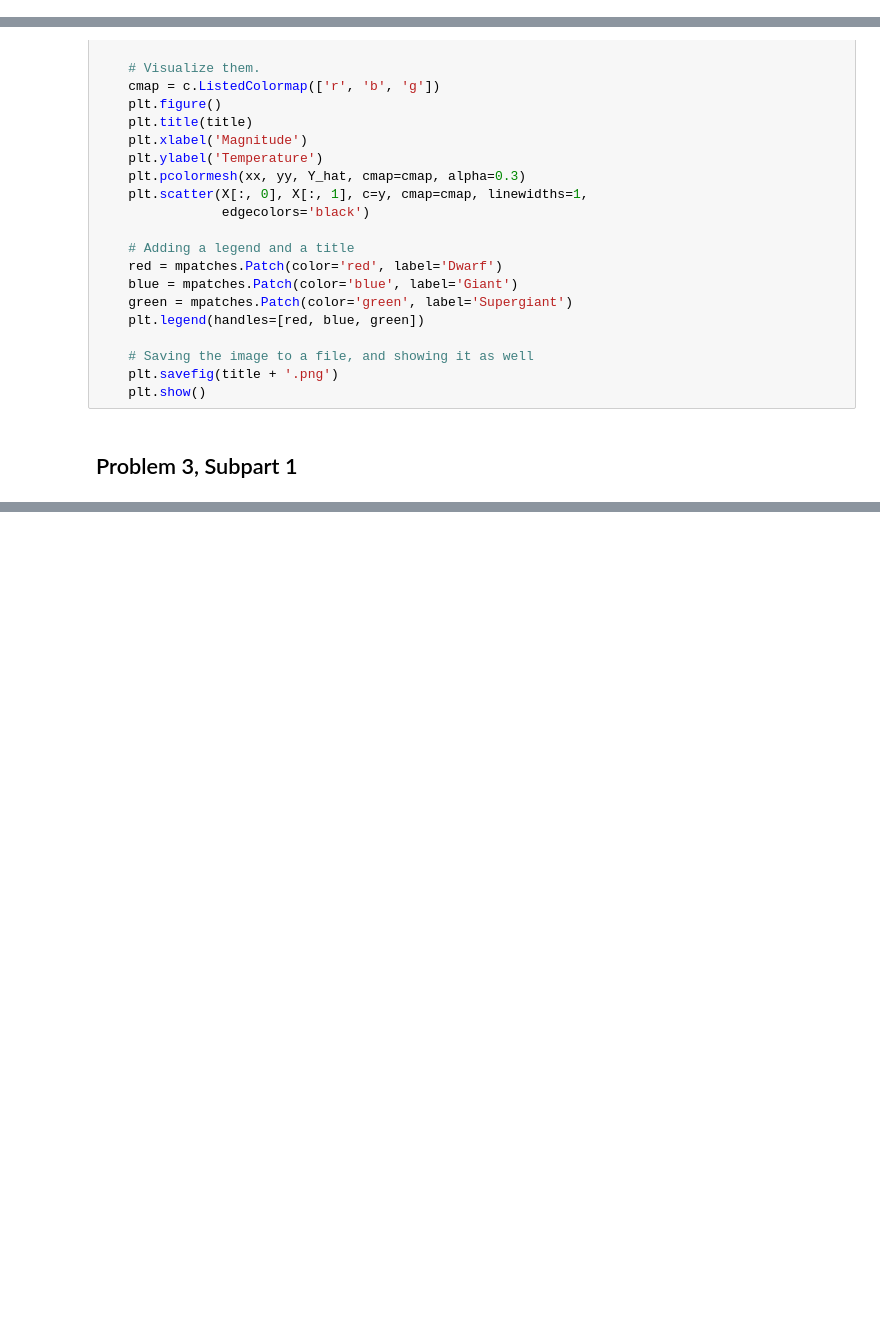
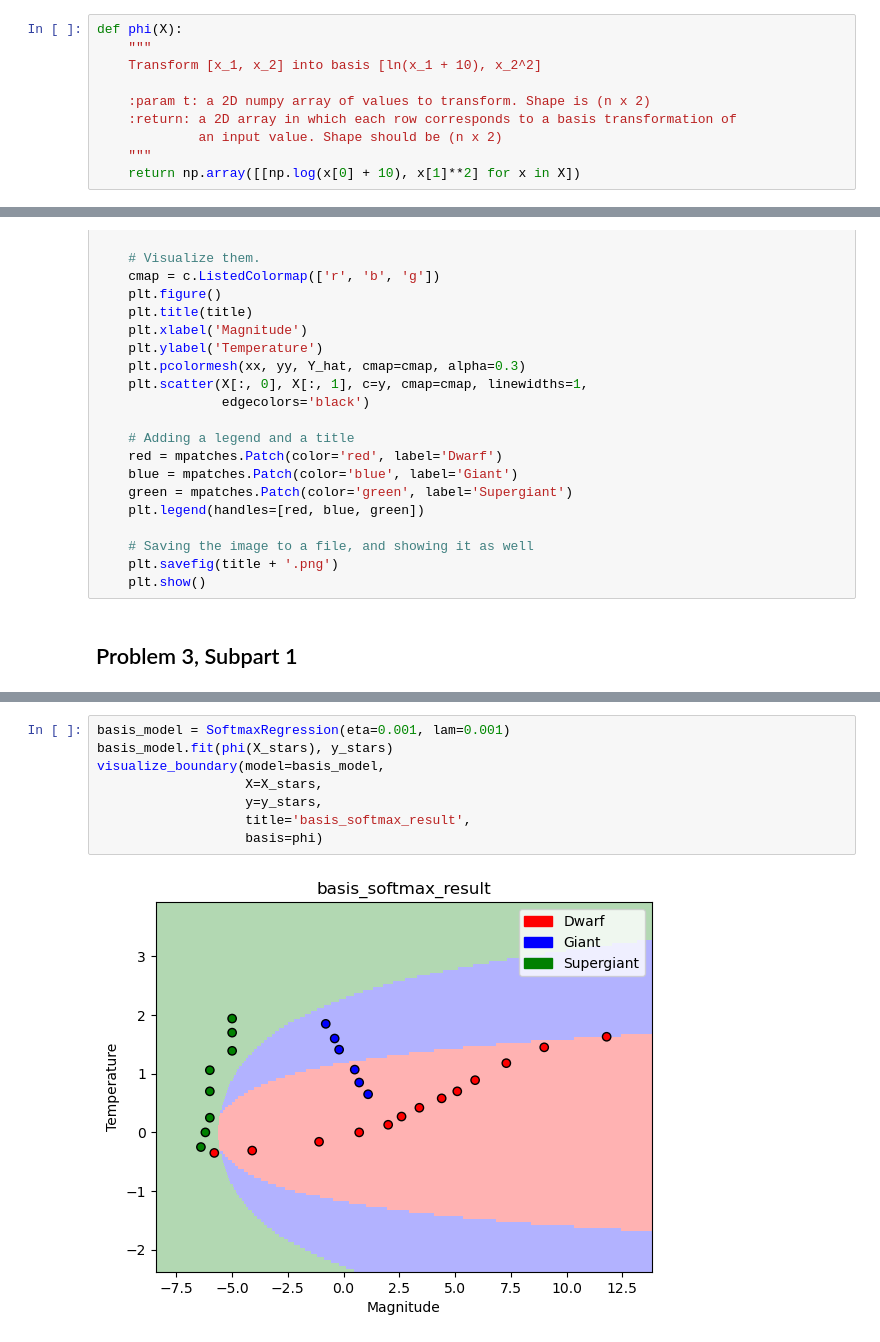
Before and after one commit to sabrinahu5/cs181-s24-homeworks, a Jupyter notebook: hw2/homework2.ipynb, the cells around one changed output, grey strips where cells are left out. Drawn from its saved outputs; the diff is of its cells as text; blank space fills up the shorter version.

```diff
--- a/hw2/homework2.ipynb
+++ b/hw2/homework2.ipynb
@@ -260,0 +381,10 @@ class SoftmaxRegression:
+# %%
+def phi(X):
+    """
+    Transform [x_1, x_2] into basis [ln(x_1 + 10), x_2^2]
+
+    :param t: a 2D numpy array of values to transform. Shape is (n x 2)
+    :return: a 2D array in which each row corresponds to a basis transformation of
+             an input value. Shape should be (n x 2)
+    """
+    return np.array([[np.log(x[0] + 10), x[1]**2] for x in X])
@@ -361,0 +513,10 @@ visualize_boundary(model=softmax_model,
+# %%
+basis_model = SoftmaxRegression(eta=0.001, lam=0.001)
+basis_model.fit(phi(X_stars), y_stars)
+visualize_boundary(model=basis_model,
+                   X=X_stars,
+                   y=y_stars,
+                   title='basis_softmax_result',
+                   basis=phi)
+# %% [output]
+[figure, added]
```
Also changed, not shown: parts of 20 cells of this notebook, 6 other files.
